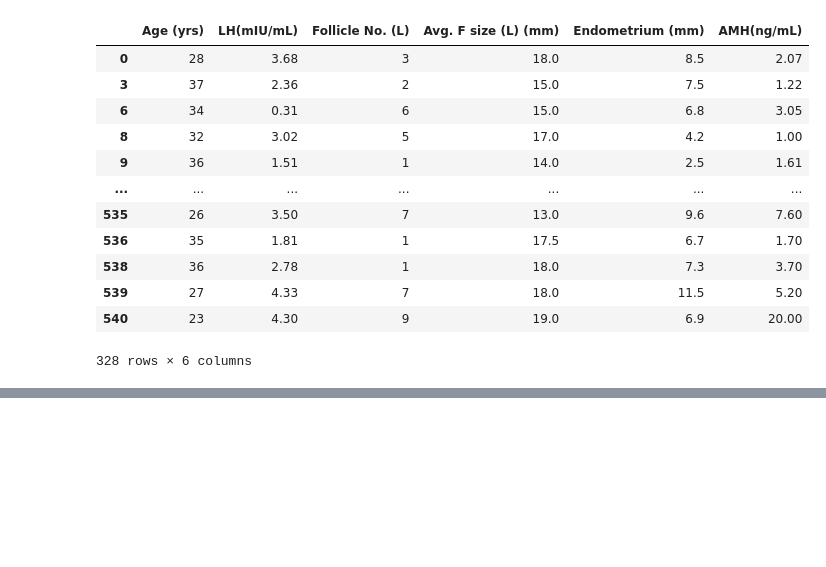
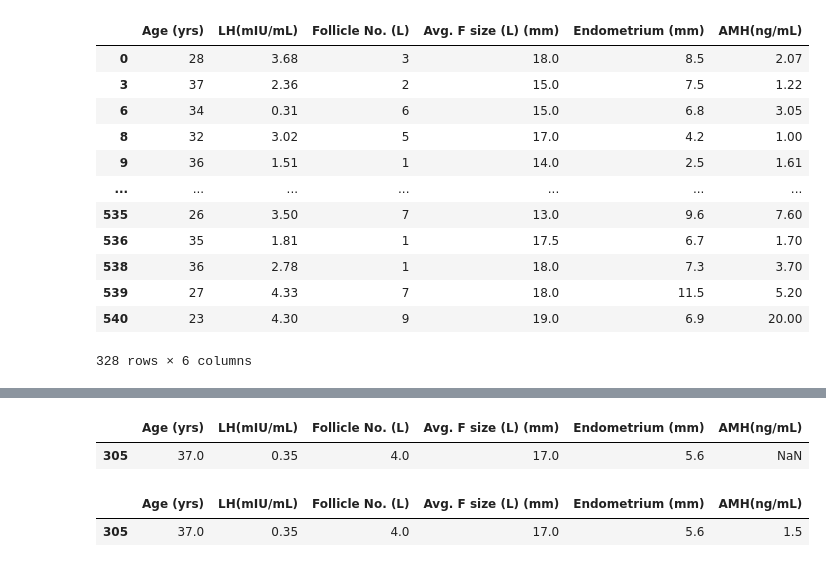
Before and after one commit to tina-m-dev/pcos, a Jupyter notebook: Outliers_and_more.ipynb, the cells around one changed output, grey strips where cells are left out. Saved outputs shown, nothing was run; the diff lists cells and outputs as text; code cells hidden in the pictures; blank space fills up the shorter version.

```diff
--- a/Outliers_and_more.ipynb
+++ b/Outliers_and_more.ipynb
@@ -378,0 +324,34 @@ df_pcos
+# %%
+df_pcos_est_amh_related=df_pcos_est[amh_related + ['AMH(ng/mL)']]
+# %%
+df_pcos_est_amh_related
+# %% [output]
+|  | Age (yrs) | LH(mIU/mL) | Follicle No. (L) | Avg. F size (L) (mm) | Endometrium (mm) | AMH(ng/mL) |
+| 305 | 37.0 | 0.35 | 4.0 | 17.0 | 5.6 | NaN |
+# %%
+import numpy as np
+from scipy.spatial.distance import mahalanobis
+from sklearn.neighbors import KNeighborsRegressor
+
+
+X_train = df_amh_related.drop(columns=['AMH(ng/mL)']).values
+y_train = df_amh_related['AMH(ng/mL)'].values
+
+X_test = df_pcos_est_amh_related.drop(columns=['AMH(ng/mL)']).values
+
+cov_matrix = np.cov(X_train, rowvar=False)
+inv_cov_matrix = np.linalg.inv(cov_matrix)
+
+def mahalanobis_distance(x, y):
+    return mahalanobis(x, y, inv_cov_matrix)
+
+
+knn = KNeighborsRegressor(n_neighbors=5, metric=mahalanobis_distance)
+knn.fit(X_train, y_train)
+predicted_amh = knn.predict(X_test)
+
+df_pcos_est_amh_related['AMH(ng/mL)'] = predicted_amh
+df_pcos_est_amh_related
+# %% [output]
+|  | Age (yrs) | LH(mIU/mL) | Follicle No. (L) | Avg. F size (L) (mm) | Endometrium (mm) | AMH(ng/mL) |
+| 305 | 37.0 | 0.35 | 4.0 | 17.0 | 5.6 | 1.5 |
```
Also changed, not shown: parts of 9 cells of this notebook.
